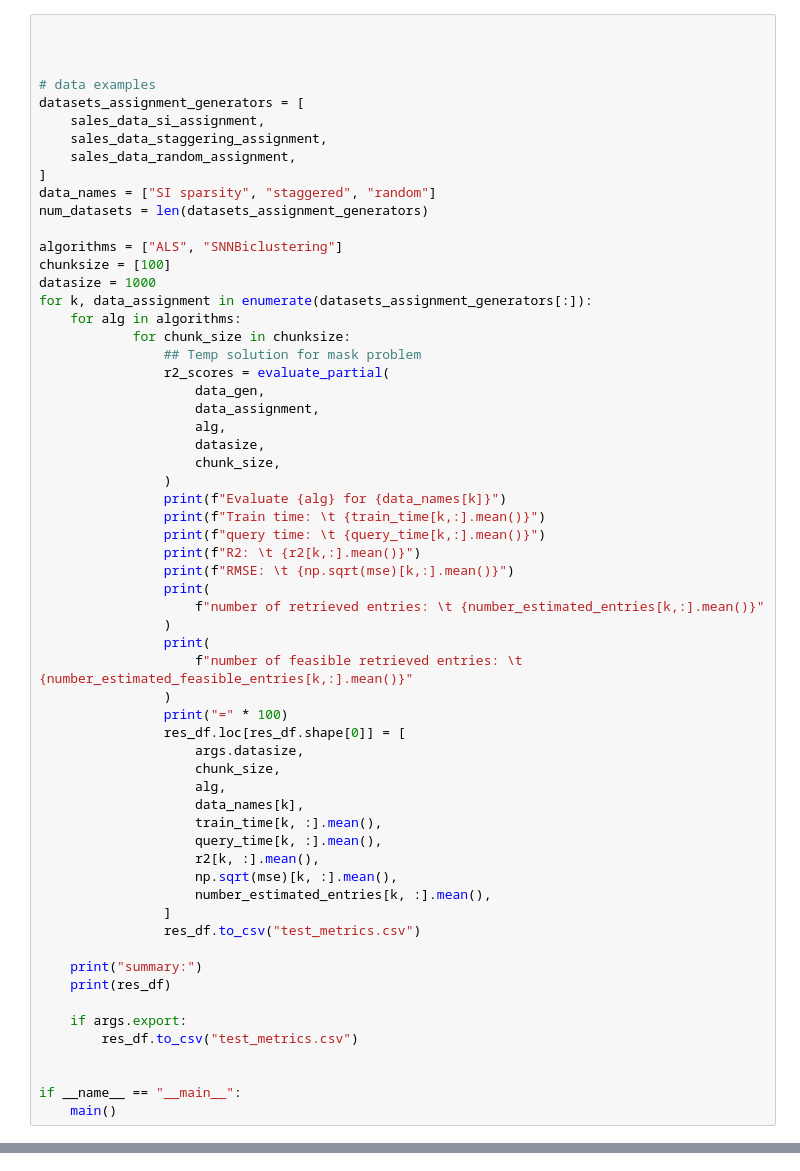
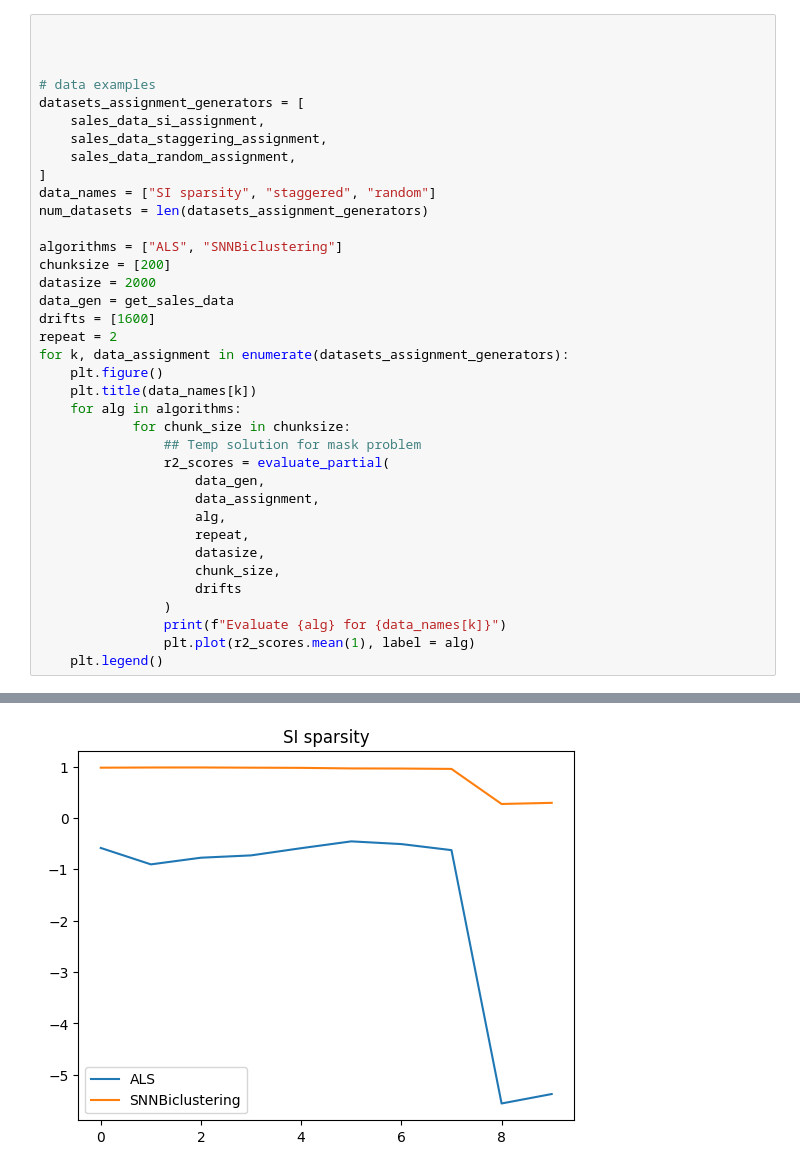
Before and after one commit to AbdullahO/What-If, a Jupyter notebook: eval_drift.ipynb, the cells around one changed output, grey strips where cells are left out. Cells and saved outputs as stored; diff of their text form.

```diff
--- a/eval_drift.ipynb
+++ b/eval_drift.ipynb
@@ -145,9 +104,14 @@ data_names = ["SI sparsity", "staggered", "random"]
 num_datasets = len(datasets_assignment_generators)
 
 algorithms = ["ALS", "SNNBiclustering"]
-chunksize = [100]
-datasize = 1000
-for k, data_assignment in enumerate(datasets_assignment_generators[:]):
+chunksize = [200]
+datasize = 2000
+data_gen = get_sales_data
+drifts = [1600]
+repeat = 2
+for k, data_assignment in enumerate(datasets_assignment_generators):
+    plt.figure()
+    plt.title(data_names[k])
     for alg in algorithms:
             for chunk_size in chunksize:
                 ## Temp solution for mask problem
@@ -155,40 +119,12 @@ for k, data_assignment in enumerate(datasets_assignment_generators[:]):
                     data_gen,
                     data_assignment,
                     alg,
+                    repeat,
                     datasize,
                     chunk_size,
+                    drifts
                 )
                 print(f"Evaluate {alg} for {data_names[k]}")
-                print(f"Train time: \t {train_time[k,:].mean()}")
-                print(f"query time: \t {query_time[k,:].mean()}")
-                print(f"R2: \t {r2[k,:].mean()}")
-                print(f"RMSE: \t {np.sqrt(mse)[k,:].mean()}")
-                print(
-                    f"number of retrieved entries: \t {number_estimated_entries[k,:].mean()}"
-                )
-                print(
-                    f"number of feasible retrieved entries: \t {number_estimated_feasible_entries[k,:].mean()}"
-                )
-                print("=" * 100)
-                res_df.loc[res_df.shape[0]] = [
-                    args.datasize,
-                    chunk_size,
-                    alg,
-                    data_names[k],
-                    train_time[k, :].mean(),
-                    query_time[k, :].mean(),
-                    r2[k, :].mean(),
-                    np.sqrt(mse)[k, :].mean(),
-                    number_estimated_entries[k, :].mean(),
-                ]
-                res_df.to_csv("test_metrics.csv")
-
-    print("summary:")
-    print(res_df)
-
-    if args.export:
-        res_df.to_csv("test_metrics.csv")
-
-
-if __name__ == "__main__":
-    main()
+                plt.plot(r2_scores.mean(1), label = alg)
+    plt.legend()
+# %% [output]
@@ -194,0 +143 @@ if __name__ == "__main__":
+[figure, added]
```
Also changed, not shown: parts of 4 cells of this notebook, 2 other files.
